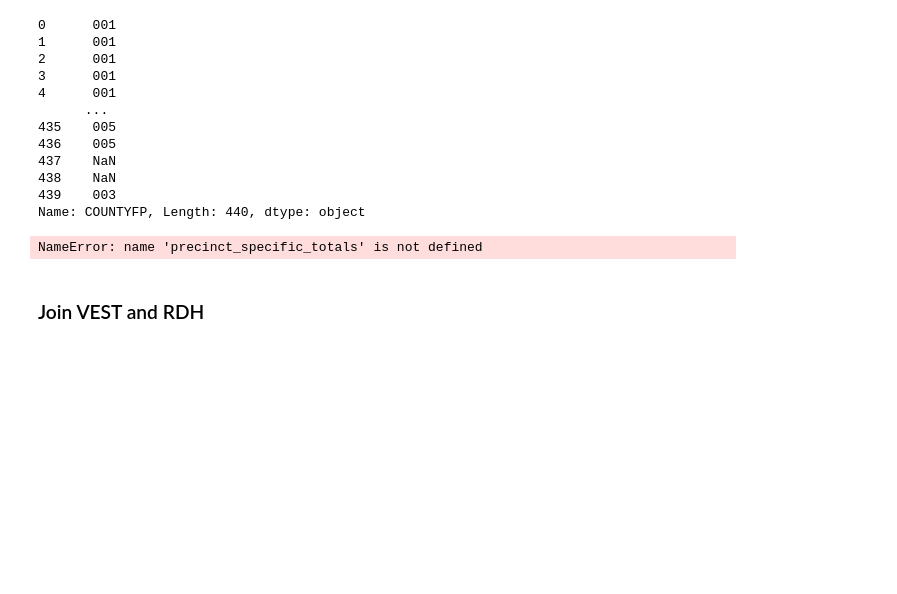
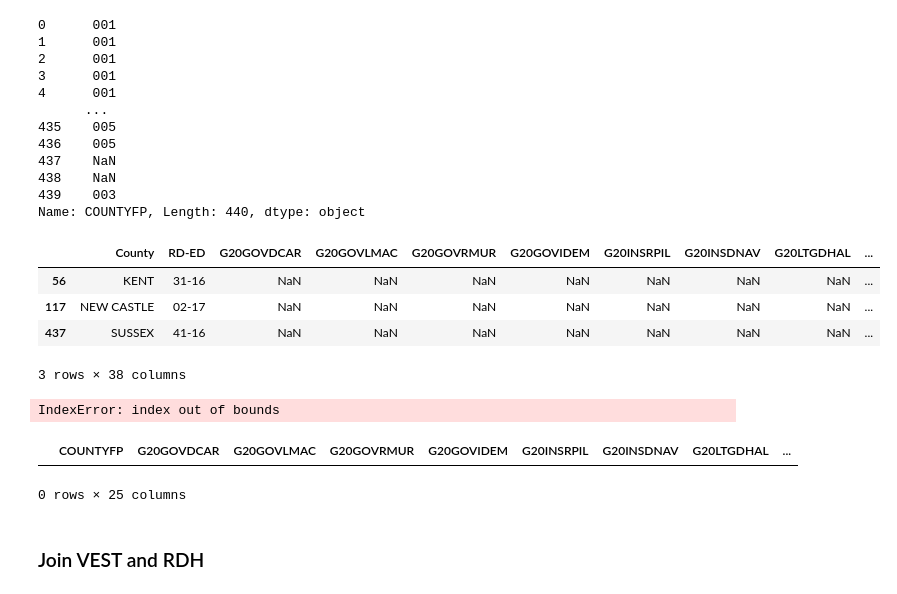
Before and after one commit to nonpartisan-redistricting-datahub/pdv-de, a Jupyter notebook: vest-de-2020/vest-de-2020-validation.ipynb, the cells around one changed output. Saved outputs shown, nothing was run; the diff lists cells and outputs as text; code cells hidden in the pictures; blank space fills up the shorter version.

```diff
--- a/vest-de-2020/vest-de-2020-validation.ipynb
+++ b/vest-de-2020/vest-de-2020-validation.ipynb
@@ -432,3 +432,11 @@ election_results_county['COUNTYFP']
 438    NaN
 439    003
 Name: COUNTYFP, Length: 440, dtype: object
+# %%
+election_results_county[election_results_county['PRECINCT'].isin(['17-02','16-31','16-41'])]
+# %% [output]
+|  | County | RD-ED | G20GOVDCAR | G20GOVLMAC | G20GOVRMUR | G20GOVIDEM | G20INSRPIL | G20INSDNAV | G20LTGDHAL | ... |
+| 56 | KENT | 31-16 | NaN | NaN | NaN | NaN | NaN | NaN | NaN | ... |
+| 117 | NEW CASTLE | 02-17 | NaN | NaN | NaN | NaN | NaN | NaN | NaN | ... |
+| 437 | SUSSEX | 41-16 | NaN | NaN | NaN | NaN | NaN | NaN | NaN | ... |
+3 rows × 38 columns
@@ -461,15 +475,21 @@ for index, row in df_no_absent_or_provisional.iterrows():
         #Grab the district
         county_id = row['COUNTYFP']
         #Get the denominator for the allocation (the precinct vote totals)
-        denom = precinct_specific_totals.loc[precinct_specific_totals['COUNTYFP']==county_id][race]
+        denom = precinct_specific_totals.loc[precinct_specific_totals['COUNTYFP']==county_id][race].at[0]
         #Get one of the numerators, how many districtwide votes to allocate
-        numer = to_dole_out_totals.loc[to_dole_out_totals['COUNTYFP']==county_id][race]
+        numer = to_dole_out_totals.loc[to_dole_out_totals['COUNTYFP']==county_id][race].at[0]
         #Get the vote totals for this race in this precinct
         val = df_with_absentee_reallocated.at[index,race]
         #Get the vote share, the precincts % of total precinct votes in the district times votes to allocate
         if ((float(denom)==0)):
             vote_share = 0
         else:
+            print(val, denom, numer)
+            print(type(val))
+            print(type(denom))
+            print(type(numer))
+            print(race)
+            print(county_id)
             vote_share = (float(val)/float(denom))*float(numer)
         df_with_absentee_reallocated.at[index,add_var] = vote_share
         #Take the decimal remainder of the allocation
@@ -512,7 +532,12 @@ for index, row in precinct_specific_totals.iterrows():
             if (to_allocate != 0):
                 print("Unable to allocate "+str(to_allocate)+" votes in " +str(race)+" District "+str(race_district))
 # %% [output]
-NameError: name 'precinct_specific_totals' is not defined
+IndexError: index out of bounds
+# %%
+to_dole_out_totals.loc[to_dole_out_totals['COUNTYFP']=='001']
+# %% [output]
+|  | COUNTYFP | G20GOVDCAR | G20GOVLMAC | G20GOVRMUR | G20GOVIDEM | G20INSRPIL | G20INSDNAV | G20LTGDHAL | ... |
+0 rows × 25 columns
 # %% [markdown]
 ### Join VEST and RDH
 # %%
```
Also changed, not shown: parts of 1 cell of this notebook.
